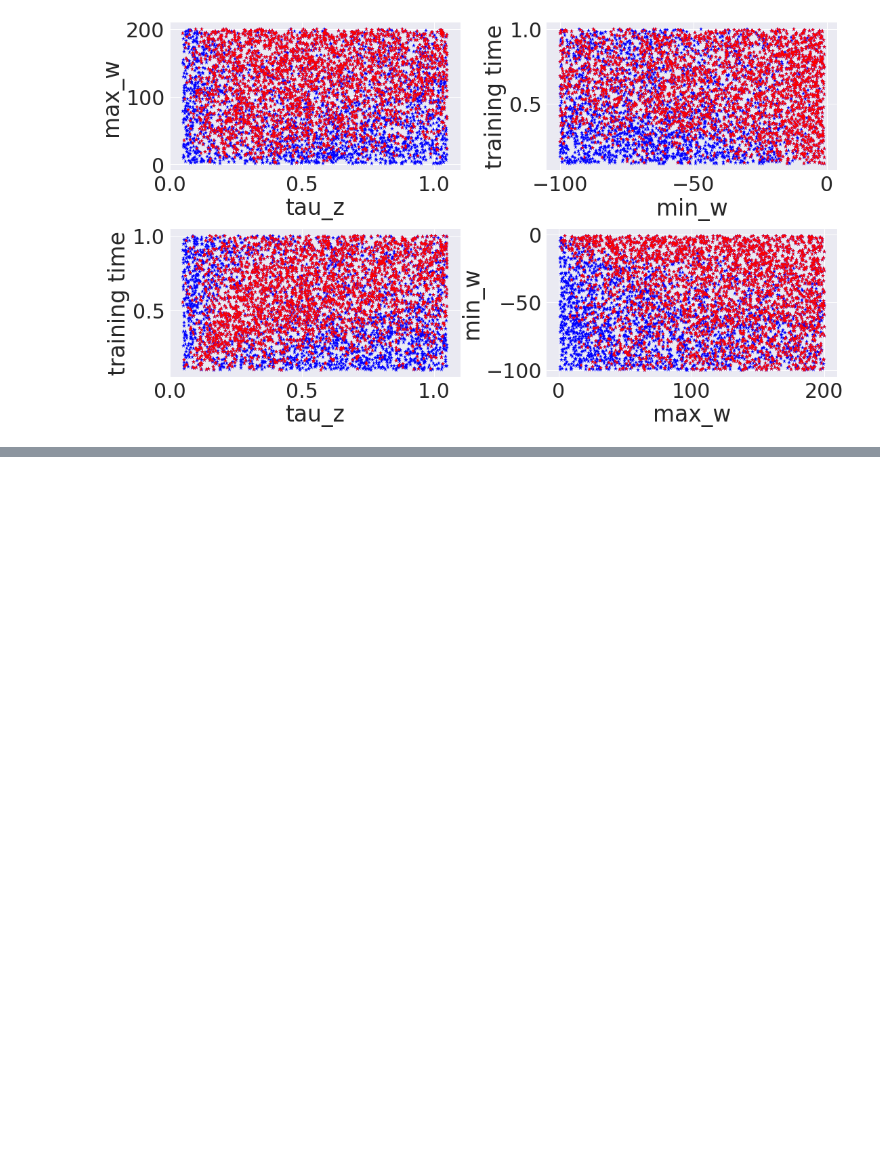
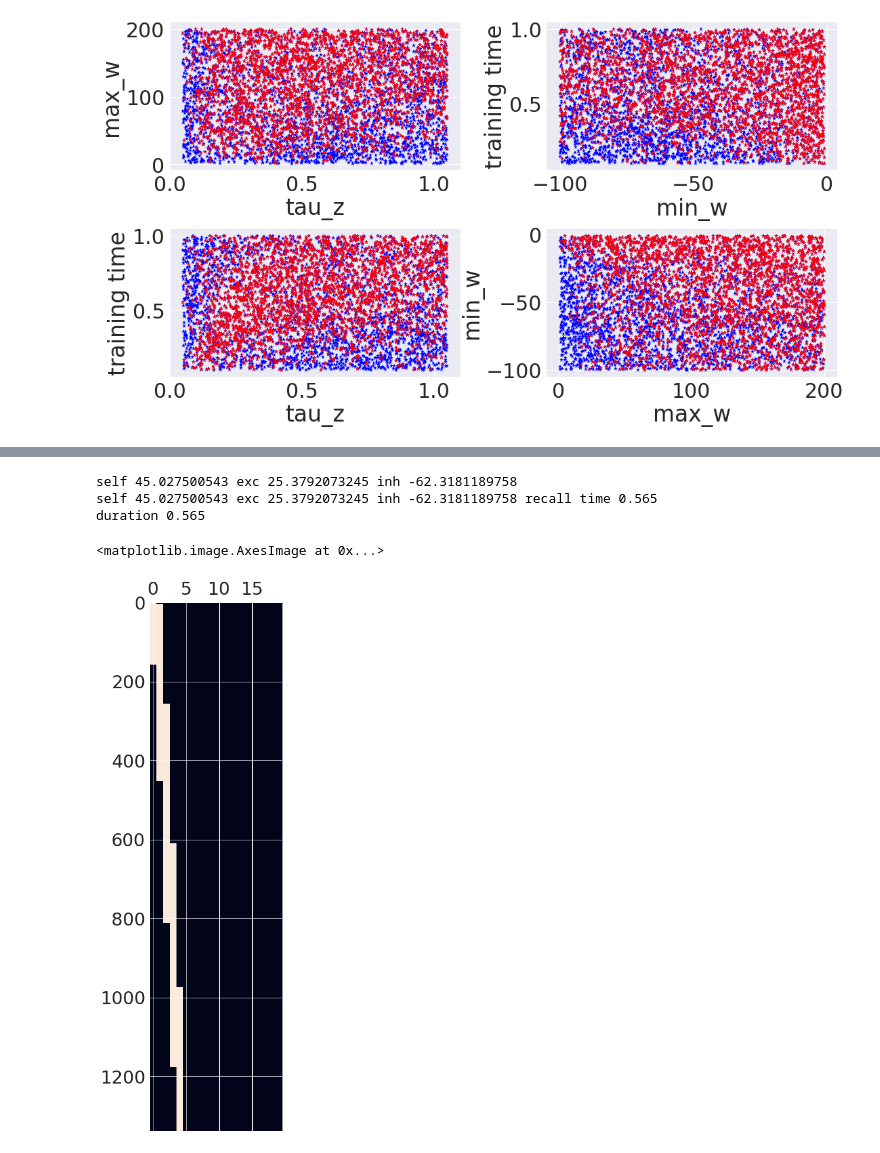
Before and after one commit to h-mayorquin/firing_rate_sequences, a Jupyter notebook: notebooks/2017-11-28(Analysis of Domain with recall time).ipynb, the cells around one changed output, grey strips where cells are left out. Saved outputs shown, nothing was run; the diff lists cells and outputs as text; code cells hidden in the pictures; blank space fills up the shorter version.

```diff
--- a/notebooks/2017-11-28(Analysis of Domain with recall time).ipynb
+++ b/notebooks/2017-11-28(Analysis of Domain with recall time).ipynb
@@ -543,0 +611,64 @@ ax4.set_ylabel('min_w');
+# %%
+x = X[small_domain_and_correct, :]
+Y = y[small_domain_and_correct, :]
+index = 1
+
+
+N = 20
+sequences = [[0, 1, 2, 3, 4, 5, 6, 7, 8, 9]]
+
+tau_z = 0.150
+
+
+inter_sequence_time = 1.000
+dt = 0.001
+epochs = 4
+tau_z_post = 0.005
+tau_w = 0.100
+
+
+G = 100.0
+tau_m = 0.010
+T = 10.0
+I_cue = 0
+I_end= 5
+
+dt = 0.001
+
+threshold = 0.5
+tau_z = x[index, 0]
+max_w = x[index, 1]
+min_w = x[index, 2]
+training_time = x[index, 3]
+T_cue = tau_z
+
+pattern = 3
+pattern_from = 2
+recall_times = []
+dic = train_network(N, dt, training_time, inter_sequence_time, sequences, tau_z,
+                    tau_z_post, tau_w, epochs=epochs, max_w=max_w, min_w=min_w, save_w_history=False,
+                    pre_rule=False)
+
+w = dic['w']
+dic = run_network_recall_limit_end(N, w, G, threshold, tau_m, tau_z,  T, dt, I_cue, I_end, T_cue)
+x_history = dic['x']
+
+duration = get_recall_duration_for_pattern(x_history, pattern, dt)
+recall_times.append(duration)
+
+self = w[pattern, pattern]
+exc = w[pattern, pattern_from]
+inh = w[pattern_from, pattern]
+
+print('self', self, 'exc', exc, 'inh', inh)
+print('self', Y[index, 0], 'exc', Y[index, 1], 'inh', Y[index, 2], 'recall time', Y[index, 3])
+print('duration', duration)
+# %% [output]
+self 45.027500543 exc 25.3792073245 inh -62.3181189758
+self 45.027500543 exc 25.3792073245 inh -62.3181189758 recall time 0.565
+duration 0.565
+# %%
+plt.matshow(x_history, aspect='auto')
+# %% [output]
+<matplotlib.image.AxesImage at 0x...>
+[figure, added]
```
Also changed, not shown: parts of 20 cells of this notebook, 3 other files.
